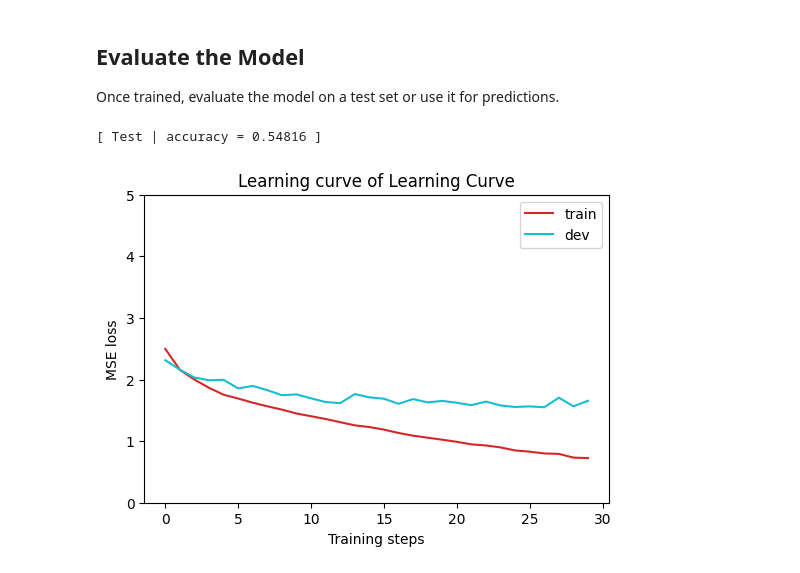
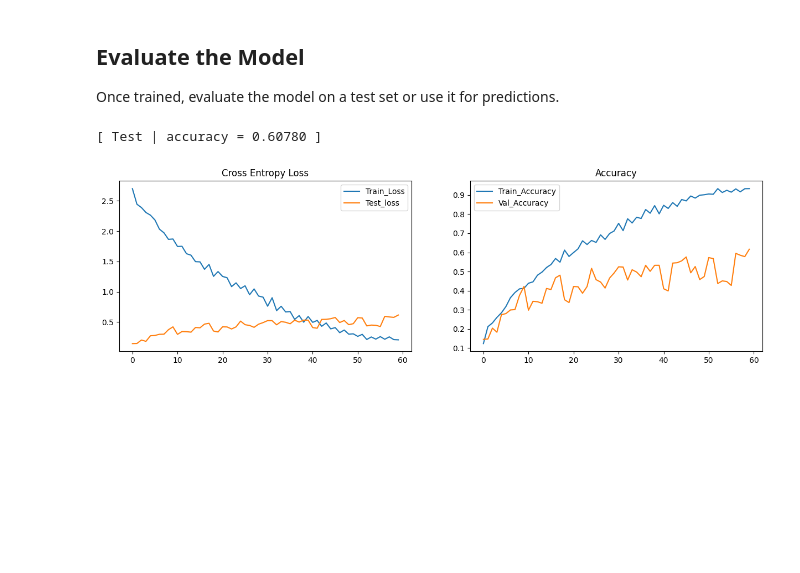
Before and after one commit to lucas6028/machine-learning, a Jupyter notebook: CNN/sports_balls.ipynb, the cells around one changed output. Drawn from its saved outputs; the diff is of its cells as text; code cells hidden in the pictures; blank space fills up the shorter version.

```diff
--- a/CNN/sports_balls.ipynb
+++ b/CNN/sports_balls.ipynb
@@ -253,8 +309,8 @@ def get_pseudo_labels(dataset, model, threshold=0.65):
 device = "cuda" if torch.cuda.is_available() else "cpu"
 
 # Initialize a model, and put it on the device specified.
-# model = torch.hub.load('pytorch/vision:v0.10.0', 'resnet18', pretrained=False).to(device)
-model = Classifier().to(device)
+model = resnet50(weights=None, num_classes=15).to(device)
+# model = Classifier().to(device)
 model.device = device
 
 # For the classification task, we use cross-entropy as the measurement of performance.
@@ -295,7 +351,7 @@ for epoch in range(n_epochs):
     model.train()
 
     # Iterate the training set by batches.
-    for batch in tqdm(train_loader):
+    for batch in tqdm(train_loader, leave=True):
 
         # A batch consists of image data and corresponding labels.
         imgs, labels = batch
@@ -338,7 +394,7 @@ for epoch in range(n_epochs):
     model.eval()
 
     # Iterate the validation set by batches.
-    for batch in tqdm(valid_loader):
+    for batch in tqdm(valid_loader, leave=True):
 
         # A batch consists of image data and corresponding labels.
         imgs, labels = batch
@@ -388,7 +444,7 @@ model.eval()  # Set the model to evaluation mode.
 test_acc = []  # To record accuracy.
 
 # Iterate through the test dataloader.
-for batch in tqdm(test_loader):
+for batch in tqdm(test_loader, leave=True):
 
     # A batch consists of image data and corresponding labels.
     imgs, labels = batch
@@ -405,9 +461,9 @@ for batch in tqdm(test_loader):
 test_acc = sum(test_acc) / len(test_acc)
 print(f"[ Test | accuracy = {test_acc:.5f} ]")
 # %% [output]
-[ Test | accuracy = 0.54816 ]
+[ Test | accuracy = 0.60780 ]
 # %%
-def synchronize_losses(train_loss, valid_loss, train_steps=46, valid_steps=12):
+def synchronize_losses(train_loss, valid_loss, train_steps=23, valid_steps=6):
     """
     Synchronize training and validation losses for comparison.
 
@@ -429,15 +485,17 @@ def synchronize_losses(train_loss, valid_loss, train_steps=46, valid_steps=12):
     valid_loss_synced = [np.mean(epoch) for epoch in valid_epochs]
 
     return train_loss_synced, valid_loss_synced
-# %%
-train_loss = np.array(train_loss)
-valid_loss = np.array(valid_loss)
-train_loss_synced, valid_loss_synced = synchronize_losses(train_loss, valid_loss)
-
-loss_record = {'train': train_loss_synced, 'dev': valid_loss_synced}
-plot_learning_curve(loss_record, title='Learning Curve')
-# %% [output]
-[figure, removed]
+# %%
+train_loss_np = np.array(train_loss)
+valid_loss_np = np.array(valid_loss)
+train_accs_np = [acc.cpu().numpy() for acc in train_accs]
+valid_accs_np = [acc.cpu().numpy() for acc in valid_accs]
+train_loss_synced, valid_loss_synced = synchronize_losses(train_loss_np, valid_loss_np)
+train_accs_synced, valid_loss_synced = synchronize_losses(train_accs_np, valid_accs_np)
+
+plot_hist(train_loss_synced, valid_loss_synced, train_accs_synced, valid_loss_synced)
+# %% [output]
+[figure, added]
 # %%
 # Access class names
 class_names = tv_set.classes  # Maps indices to folder names (e.g., 0 -> 'apple', 1 -> 'banana')
```
Also changed, not shown: parts of 11 cells of this notebook.
